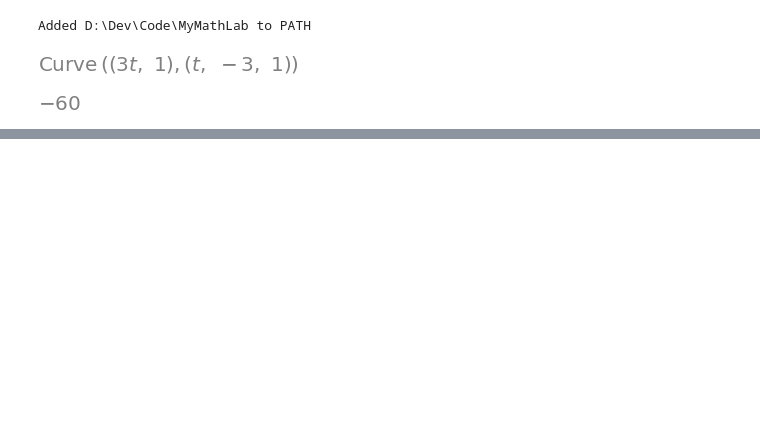
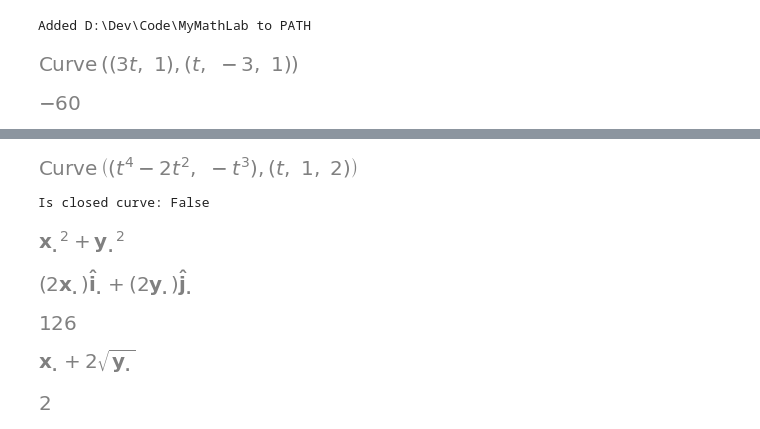
Before and after one commit to jet-c-21/MyMathLab, a Jupyter notebook: MultivarCal/15. Line integrals in vector fields.ipynb, the cells around one changed output, grey strips where cells are left out. Saved outputs shown, nothing was run; the diff lists cells and outputs as text; code cells hidden in the pictures; blank space fills up the shorter version.

```diff
--- a/MultivarCal/15. Line integrals in vector fields.ipynb
+++ b/MultivarCal/15. Line integrals in vector fields.ipynb
@@ -51,0 +99,29 @@ sp.vector.vector_integrate(f, curve)
+# %%
+C = CoordSys3D('.')
+
+curve = sp.Curve(( t**4 - 2*t**2, -t**3 ), (t, 1, 2))
+curve
+
+print(f"Is closed curve: {is_closed_curve(curve)}")
+
+phi = C.x**2 + C.y**2
+phi
+
+phi_grad = gradient(phi)
+phi_grad
+
+vector_integrate(phi_grad, curve)
+# %% [output]
+[figure, added]
+Is closed curve: False
+[figure, added]
+[figure, added]
+[figure, added]
+# %%
+phi = C.x + 2*sp.sqrt(C.y)
+phi
+
+phi.subs({C.x:1, C.y:4}) - phi.subs({C.x:-1, C.y:4})
+# %% [output]
+[figure, added]
+[figure, added]
```
Also changed, not shown: parts of 6 cells of this notebook, 5 other files.
